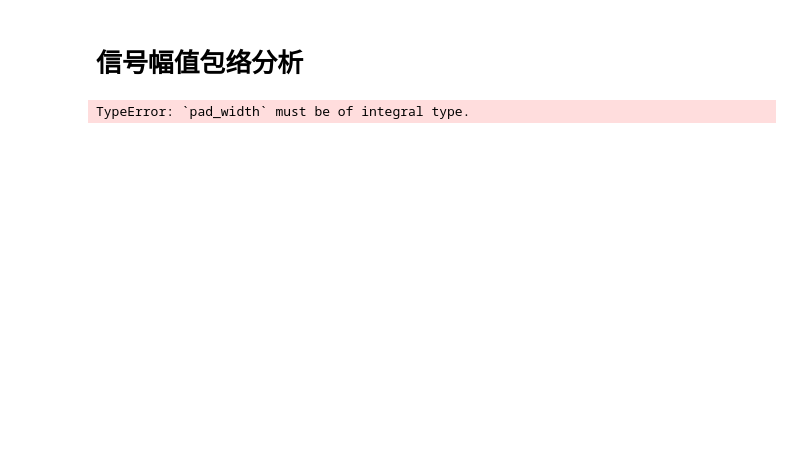
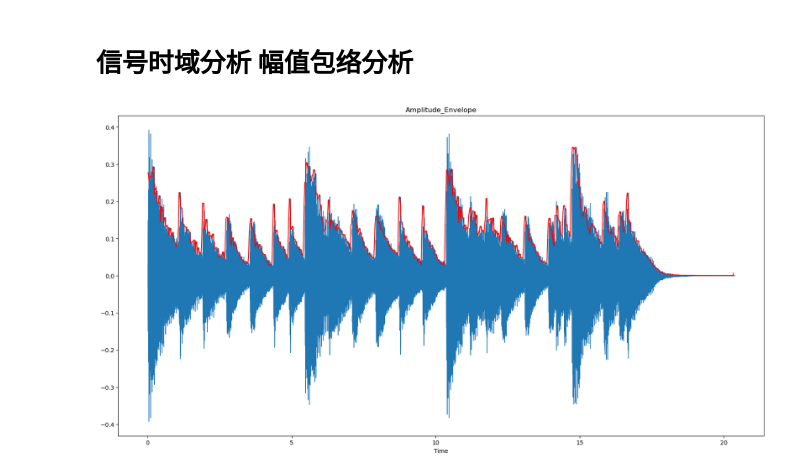
Before and after one commit to miraclebai/pytorch_practice, a Jupyter notebook: Audio_processing.ipynb, the cells around one changed output. Saved outputs shown, nothing was run; the diff lists cells and outputs as text; code cells hidden in the pictures; blank space fills up the shorter version.

```diff
--- a/Audio_processing.ipynb
+++ b/Audio_processing.ipynb
@@ -1,5 +1,5 @@
 # %% [markdown]
-# 信号幅值包络分析
+# 信号时域分析  幅值包络分析
 # %%
 """ 提取信号的幅值包络
 # 0.预设环境 下载语音库librosa 数组处理库nunpy
@@ -9,38 +9,42 @@
 # 3. 设置参数：每一帧长1024，以50%的重叠率分帧，调用该函数
 # 4. 绘制信号的幅值包络信息
 """
 
 # 0.预设环境 下载语音库librosa 数组处理库nunpy
 import librosa
+from librosa import display
 import numpy as np
 from matplotlib import pyplot as plt
 # 1. 加载信号 librosa.load()
 wave_path = "/Users/baijingyuan/Desktop/audio_data/music_piano.wav"
 waveform, simple_rate = librosa.load(wave_path, sr = None)
 
 # 2. 定义一个AE的函数，功能为取信号每一帧中幅值最值为该帧的包络
 def Calc_Amplitude_Envelope(waveform, frame_length, hop_length):
     if len(waveform) % hop_length != 0:
-        frame_num = ((len(waveform) - frame_length) / hop_length) + 1
-        pad_num = frame_num + hop_length - waveform
-        waveform = np.pad(waveform, (0, pad_num), mode = "warp")
+        frame_num = int((len(waveform) - frame_length) / hop_length) + 1
+        pad_num = frame_num * hop_length + frame_length - len(waveform)
+        waveform = np.pad(waveform, (0, pad_num), mode = "wrap")
     frame_num = int((len(waveform) - frame_length) / hop_length) + 1
     waveform_ae = []
     for t in range(frame_num):
         current_frame = waveform[t*(frame_length - hop_length) : t*(frame_length - hop_length) + frame_length]
         current_ae = max(current_frame)
         waveform_ae.append(current_ae)
     return np.array(waveform_ae)
 
 # 3. 设置参数：每一帧长1024，以50%的重叠率分帧，调用该函数
 frame_size = 1024
 hop_size = int(1024 * 0.5)
 waveform_AE = Calc_Amplitude_Envelope(waveform, frame_length = frame_size, hop_length = hop_size)
 
 # 4. 绘制信号的幅值包络信息
-frame_scale = np.arrange(0, len(waveform_AE))
-time_scale = librosa.frames_to_time(frame_scale, hop_size)
-plt.figure(figsize(20, 10))
-plt.plot(time_scale, waveform, color = "r")
+frame_scale = np.arange(0, len(waveform_AE))
+time_scale = librosa.frames_to_time(frame_scale, hop_length = hop_size)
+plt.figure(figsize = (20, 10))
+librosa.display.waveshow(waveform)
+plt.plot(time_scale, waveform_AE, color = "r")
+plt.title("Amplitude_Envelope")
+plt.show()
 # %% [output]
-TypeError: `pad_width` must be of integral type.
+[figure, added]
```
Also changed, not shown: parts of 2 cells of this notebook, 1 other file.
